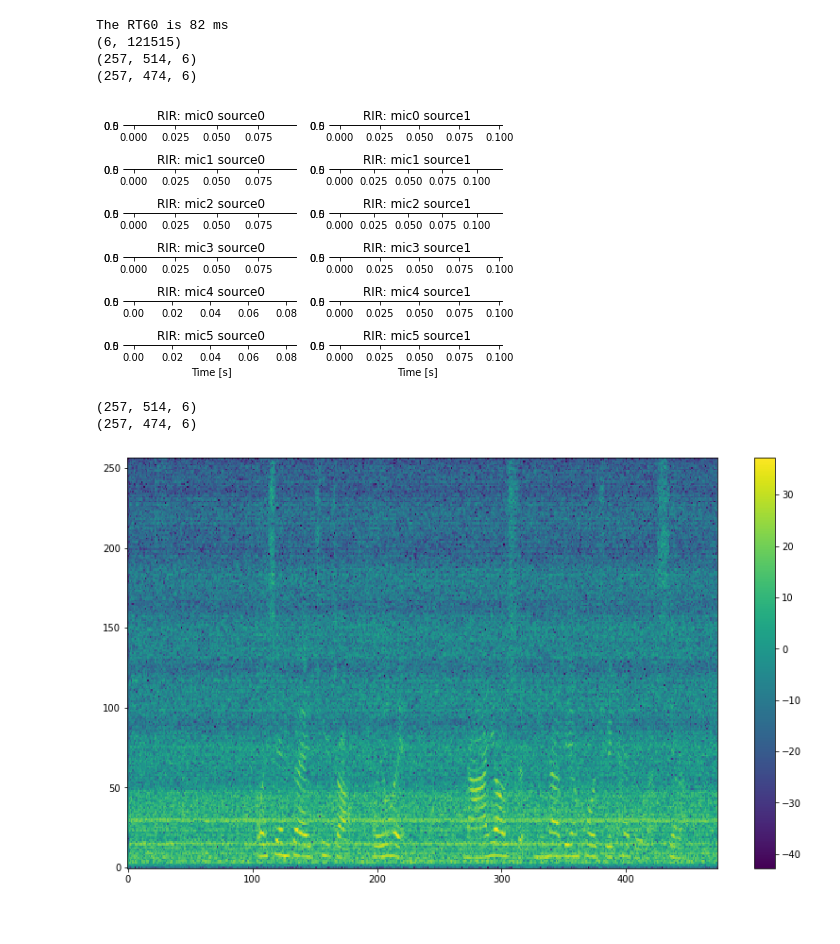
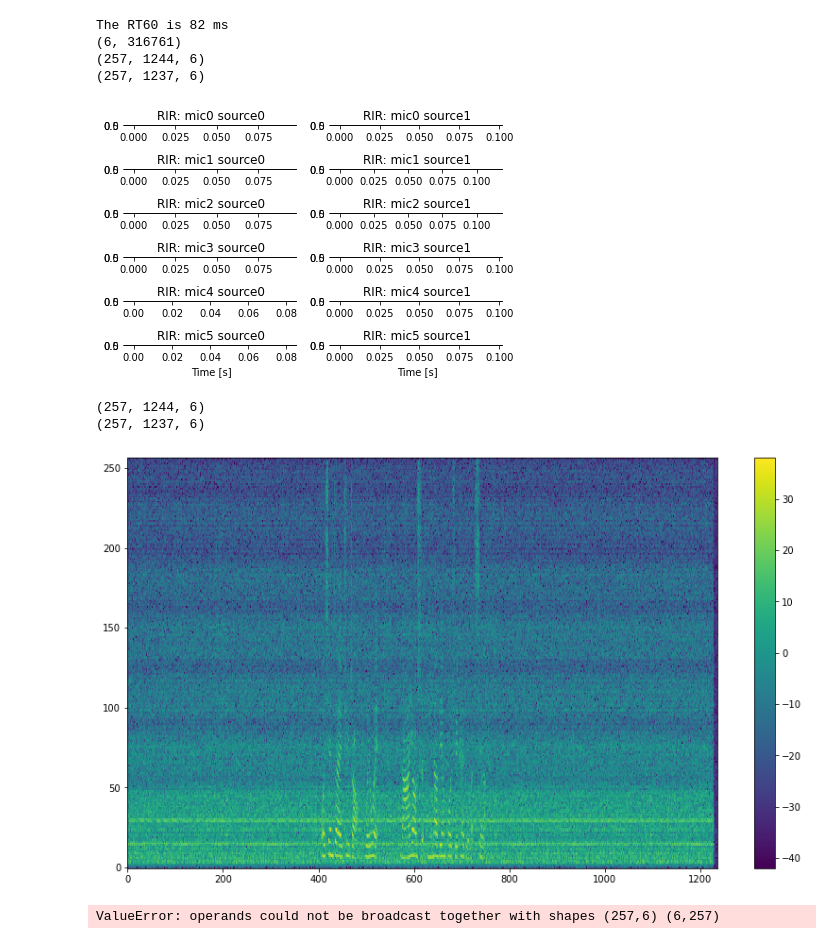
Before and after one commit to wangwei2009/DistantSpeech, a Jupyter notebook: example/mcsppbase.ipynb, the cells around one changed output. Saved outputs shown, nothing was run; the diff lists cells and outputs as text; code cells hidden in the pictures.

Commit message:
1. update mcsppbase demo

```diff
--- a/example/mcsppbase.ipynb
+++ b/example/mcsppbase.ipynb
@@ -39,9 +39,9 @@ mic_diameter = 0.1
 sound_speed = 343
 look_direction = 30
 
-signal = audioread("/home/wangwei/work/DistantSpeech/samples/audio_samples/5_541_20170608093550.wav")
+signal = audioread("/home/wangwei/work/DistantSpeech/samples/audio_samples/5_541_20170608093550_3.wav")
 # signal = audioread("/home/wangwei/work/DistantSpeech/samples/audio_samples/cleanspeech_aishell3.wav")
-noise = audioread("/home/wangwei/work/DistantSpeech/samples/noise/office1.wav")
+noise = audioread("/home/wangwei/work/DistantSpeech/samples/noise/office3.wav")
 fs = 16000
 M = 6
 mic_array = MicArray(arrayType="circular", r=mic_diameter/2, M=M)
@@ -64,50 +64,50 @@ frame_num = D.shape[1]
 print(D.shape)
 # %% [output]
 The RT60 is 82 ms
-(6, 121515)
-(257, 514, 6)
-(257, 474, 6)
+(6, 316761)
+(257, 1244, 6)
+(257, 1237, 6)
 [figure]
 # %%
 
 sr = 16000
 r = 0.032
 c = 343
 
 frameLen = 256
 hop = frameLen / 2
 overlap = frameLen - hop
 nfft = 256
 c = 340
 r = 0.032
 fs = sr
 
 # pampath = '/home/wangwei/work/DistantSpeech/samples/bookself/1'
 # # pampath = '/home/wangwei/work/corpus/kws/lanso/record_test/meetingroom/20220106/pcm'
 # array_data = load_pcm(pampath)
 
 # wavpath = '/home/wangwei/work/Beamforming-for-speech-enhancement-master/sample_data'
 # array_data, _ = load_wav(wavpath)
 # array_data = array_data[:M, :]
 
 
 transform = Transform(n_fft=512, hop_length=256, channel=M)
 D = transform.stft(np.transpose(array_data))
 Noise = transform.stft(np.transpose(premix[1, ...]))
 
-D = D[:, :790, :]
-Noise = Noise[:, :790, :]
+# D = D[:, :790, :]
+# Noise = Noise[:, :790, :]
 print(Noise.shape)
 Y, _ = transform.magphase(D, 2)
 print(Y.shape)
 pmesh(librosa.power_to_db(Y[:, :, 0]))
-audiowrite('mix.wav', np.transpose(array_data))
-audiowrite('target.wav', np.transpose(premix[0, :, :]))
-audiowrite('interf.wav', np.transpose(premix[1, :, :]))
+# audiowrite('mix.wav', np.transpose(array_data))
+# audiowrite('target.wav', np.transpose(premix[0, :, :]))
+# audiowrite('interf.wav', np.transpose(premix[1, :, :]))
 # %% [output]
-(257, 514, 6)
-(257, 474, 6)
+(257, 1244, 6)
+(257, 1237, 6)
-[figure, old version]
+[figure, new version]
 # %%
 channel = M
 mcspp = McSppBase(nfft=512, channels=channel)
@@ -126,13 +126,15 @@ w_n = np.zeros((M, half_bin), dtype=complex)
 
 alpha_xx = mcspp.alpha
 alpha_vv = mcspp.alpha
-Phi_xx_th = np.zeros((M, M, half_bin), dtype=complex)
-Phi_vv_th = np.zeros((M, M, half_bin), dtype=complex)
+Phi_xx_th = np.zeros((half_bin, M, M), dtype=complex)
+Phi_vv_th = np.zeros((half_bin, M, M), dtype=complex)
 
 xi_th = np.zeros((half_bin, Y.shape[1])) # theoretical
 xi = np.zeros((half_bin, Y.shape[1])) # estimated
 xi_local_th = np.zeros((half_bin, Y.shape[1])) # theoretical
 
+# psd_vv_th_all = np.einsum('ijk,ijl->ijkl', Noise, Noise.conj()) # [half_bin, n_frames,M, M]
+diag_bin = np.broadcast_to(np.eye(M) * 1e-6, (half_bin, M, M))
 
 for n in range(Y.shape[1]):
     y = D[:, n, :] #[half_bin, M]
@@ -140,17 +142,18 @@ for n in range(Y.shape[1]):
     # theoretical PSD
     noise = Noise[:, n, :] # [M, half_bin]
     target_n = target[:, n, :]
-    psd_vv_th = np.einsum('ij,il->ijl', noise, noise.conj()) # [half_bin, M, M]
-    Phi_vv_th = alpha_vv * Phi_vv_th + (1 - alpha_vv) * (np.transpose(psd_vv_th, (1, 2, 0))) # [M,M,half_bin]
+    psd_vv_th = np.einsum('ij,il->ijl', noise, noise.conj()) # half_bin,M,M]
+    # psd_vv_th = psd_vv_th_all[:, n,...]
+    Phi_vv_th = alpha_vv * Phi_vv_th + (1 - alpha_vv) * psd_vv_th # [half_bin,M,M]
 
     psd_xx_th = np.einsum('ij,il->ijl', target_n, target_n.conj())
-    Phi_xx_th = alpha_xx * Phi_xx_th + (1 - alpha_xx) * (np.transpose(psd_xx_th, (1, 2, 0))) # [M,M,half_bin]
+    Phi_xx_th = alpha_xx * Phi_xx_th + (1 - alpha_xx) * psd_xx_th # [M,M,half_bin]
 
     xi_local_th[:,n] = (np.abs(psd_xx_th[:,0,0])**2)/((np.abs(psd_vv_th[:,0,0])**2)+1e-3)
 
-    for k in range(mcspp.half_bin):
-        Phi_vv_inv_th = np.linalg.inv(Phi_vv_th[:, :, k] + np.eye(M) * 1e-6)
-        xi_th[k, n] =  np.trace(np.real(Phi_vv_inv_th @ Phi_xx_th[:, :, k]))
+
+    Phi_vv_inv_th = np.linalg.inv(Phi_vv_th + diag_bin)
+    xi_th[:, n] = np.trace(Phi_vv_inv_th @ Phi_xx_th, axis1=-2, axis2=-1).real
 
     p[:, n] = mcspp.estimation(y)
     q[:, n] = mcspp.q
@@ -158,6 +161,9 @@ for n in range(Y.shape[1]):
     mcspp.compute_omlsa_weight(mcspp.xi, mcspp.p)
 
     Yout[:, n] = y[:, 0]*mcspp.G
+    Yout[:, n] = np.sum(y * mcspp.w.conj(), axis=-1)
+# %% [output]
+ValueError: operands could not be broadcast together with shapes (257,6) (6,257)
 # %%
 yout = transform.istft(Yout)
 yout1 = transform.istft(Yout1)
```
Also changed, not shown: parts of 7 cells of this notebook.
